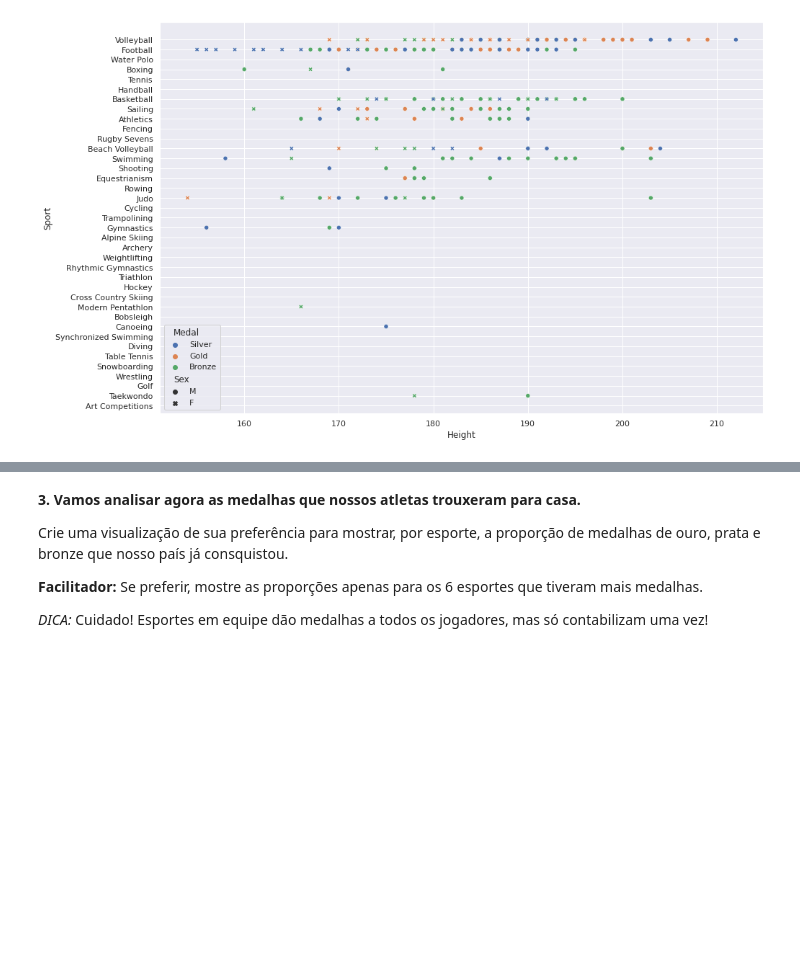
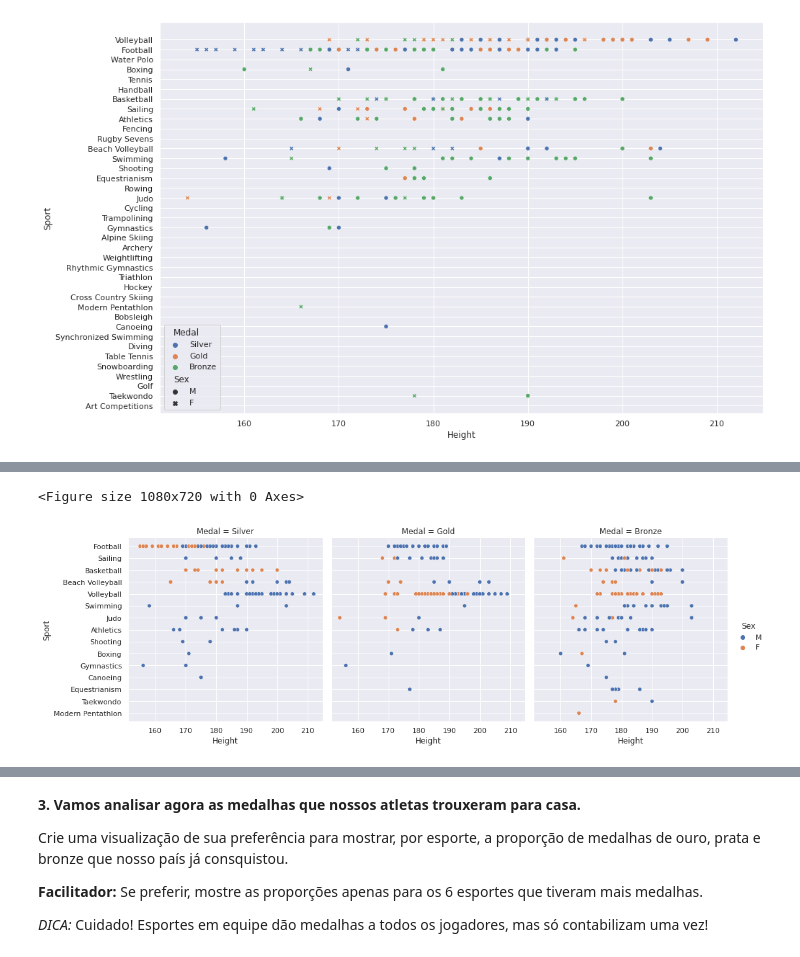
Before and after one commit to vmendes93/projeto_final_modulo_5, a Jupyter notebook: Projeto Final.ipynb, the cells around one changed output, grey strips where cells are left out. Saved outputs shown, nothing was run; the diff lists cells and outputs as text; code cells hidden in the pictures; blank space fills up the shorter version.

```diff
--- a/Projeto Final.ipynb
+++ b/Projeto Final.ipynb
@@ -126,4 +132,7 @@ plt.show()
 # %%
 plt.figure(figsize=(15,10))
-sns.scatterplot(data=br_df, x='Height', y='Sport', hue='Medal', style='Sex')
+sns.relplot(data=br_df, x='Height', y='Sport', col='Medal', hue='Sex', kind='scatter')
 plt.show()
+# %% [output]
+<Figure size 1080x720 with 0 Axes>
+[figure, added]
```
Also changed, not shown: parts of 2 cells of this notebook, 1 other file.
